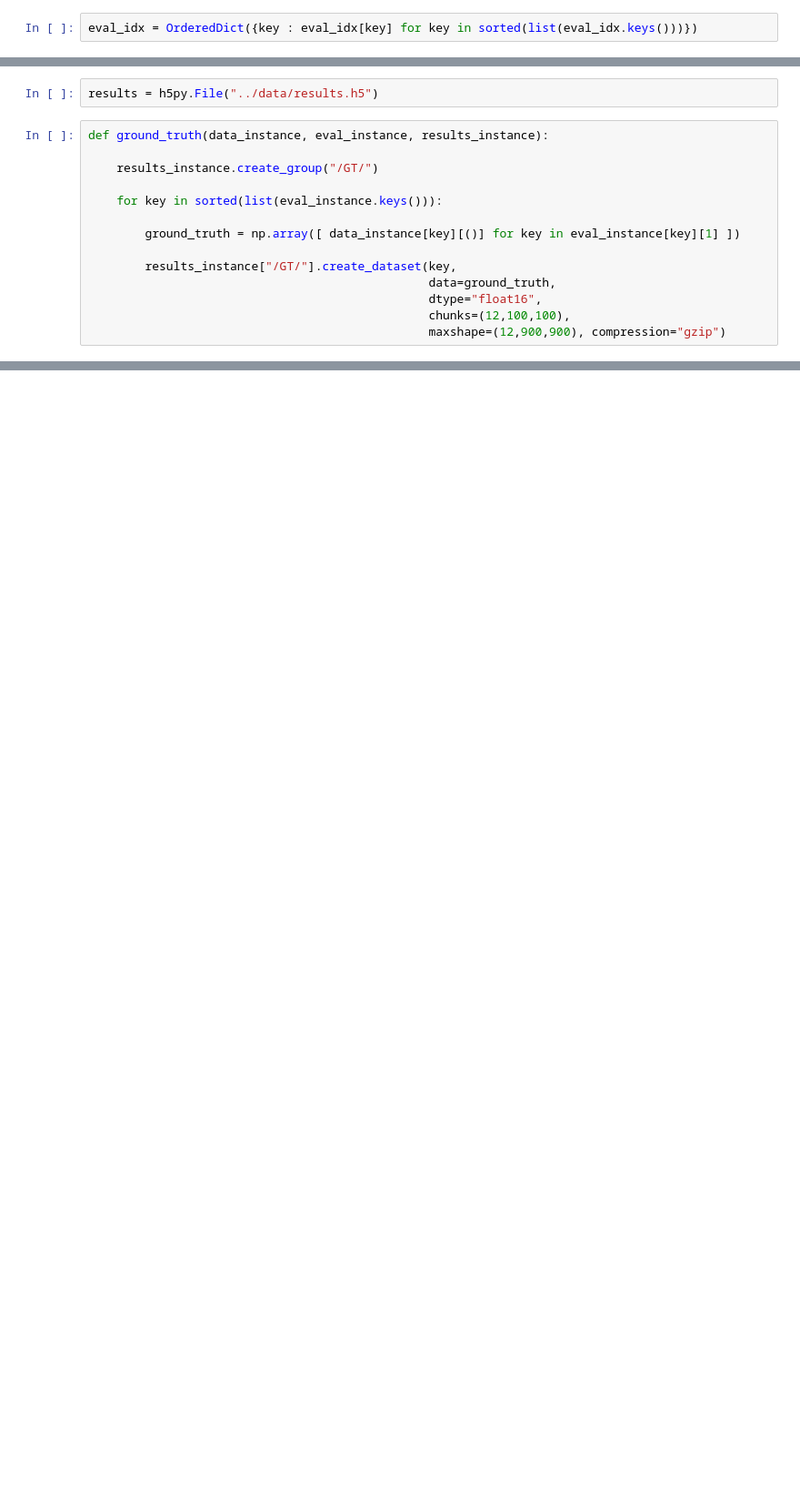
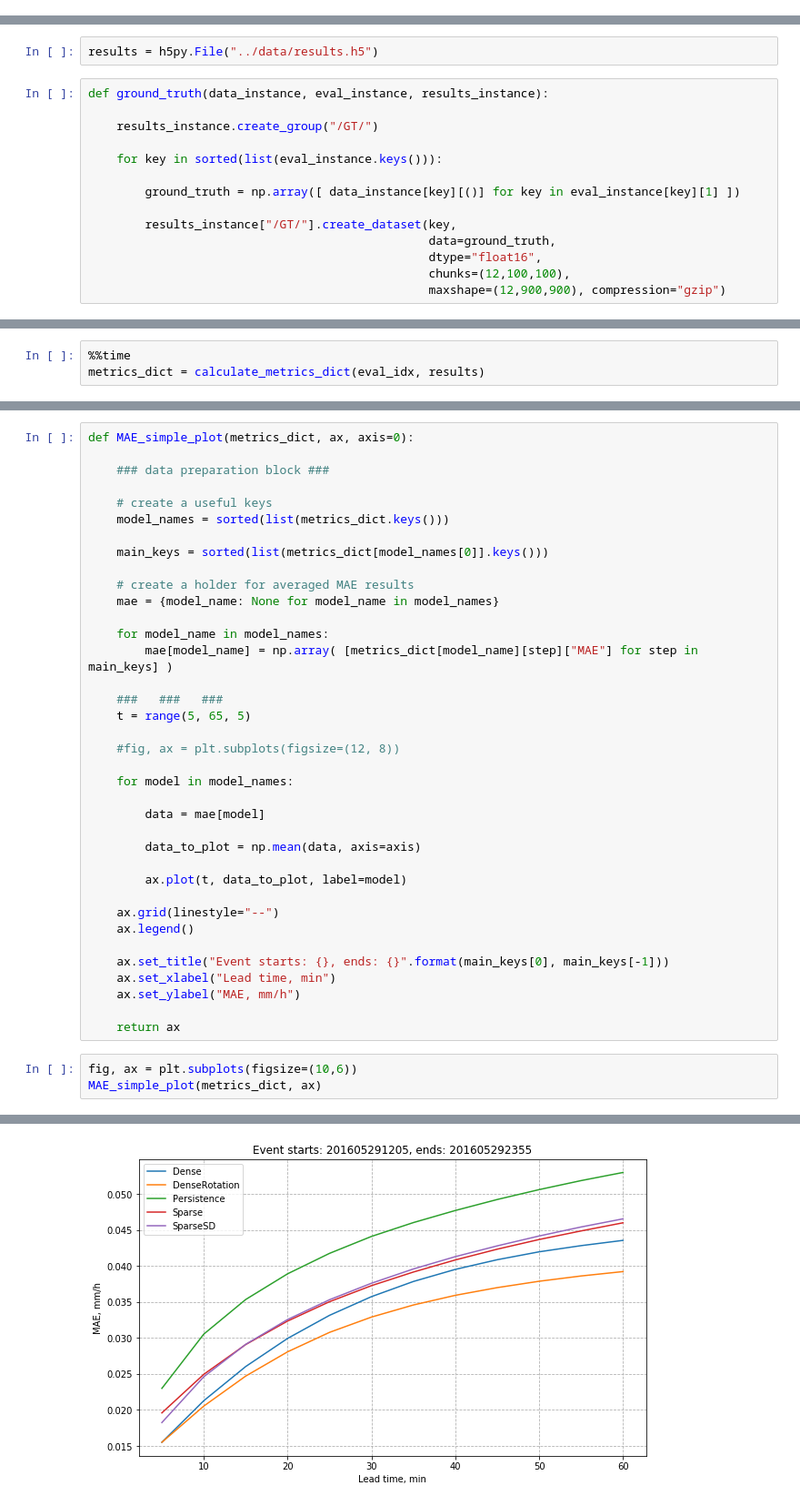
Before and after one commit to hydrogo/rainymotion, a Jupyter notebook: notebooks/nowcasting.ipynb, the cells around one changed output, grey strips where cells are left out. Shown at 91% size. Drawn from its saved outputs; the diff is of its cells as text; blank space fills up the shorter version.

```diff
--- a/notebooks/nowcasting.ipynb
+++ b/notebooks/nowcasting.ipynb
@@ -12,5 +12,3 @@ import matplotlib.pyplot as plt
 # %%
 data = h5py.File("../data/data.h5", mode="r")
 eval_idx = np.load("../data/eval_dict.npy").item()
-# %%
-eval_idx = OrderedDict({key : eval_idx[key] for key in sorted(list(eval_idx.keys()))})
@@ -102,0 +158,3 @@ def optical_flow(data_instance, eval_instance, results_instance, model_name):
+# %%
+%%time
+metrics_dict = calculate_metrics_dict(eval_idx, results)
@@ -102,0 +166,41 @@ def optical_flow(data_instance, eval_instance, results_instance, model_name):
+# %%
+def MAE_simple_plot(metrics_dict, ax, axis=0):
+
+    ### data preparation block ###
+
+    # create a useful keys
+    model_names = sorted(list(metrics_dict.keys()))
+
+    main_keys = sorted(list(metrics_dict[model_names[0]].keys()))
+
+    # create a holder for averaged MAE results
+    mae = {model_name: None for model_name in model_names}
+
+    for model_name in model_names:
+        mae[model_name] = np.array( [metrics_dict[model_name][step]["MAE"] for step in main_keys] )
+
+    ###   ###   ###
+    t = range(5, 65, 5)
+
+    #fig, ax = plt.subplots(figsize=(12, 8))
+
+    for model in model_names:
+
+        data = mae[model]
+
+        data_to_plot = np.mean(data, axis=axis)
+
+        ax.plot(t, data_to_plot, label=model)
+
+    ax.grid(linestyle="--")
+    ax.legend()
+
+    ax.set_title("Event starts: {}, ends: {}".format(main_keys[0], main_keys[-1]))
+    ax.set_xlabel("Lead time, min")
+    ax.set_ylabel("MAE, mm/h")
+
+    return ax
+# %%
+fig, ax = plt.subplots(figsize=(10,6))
+MAE_simple_plot(metrics_dict, ax)
+# %% [output]
@@ -102,0 +208 @@ def optical_flow(data_instance, eval_instance, results_instance, model_name):
+[figure, added]
```
Also changed, not shown: parts of 17 cells of this notebook, 2 other files.
